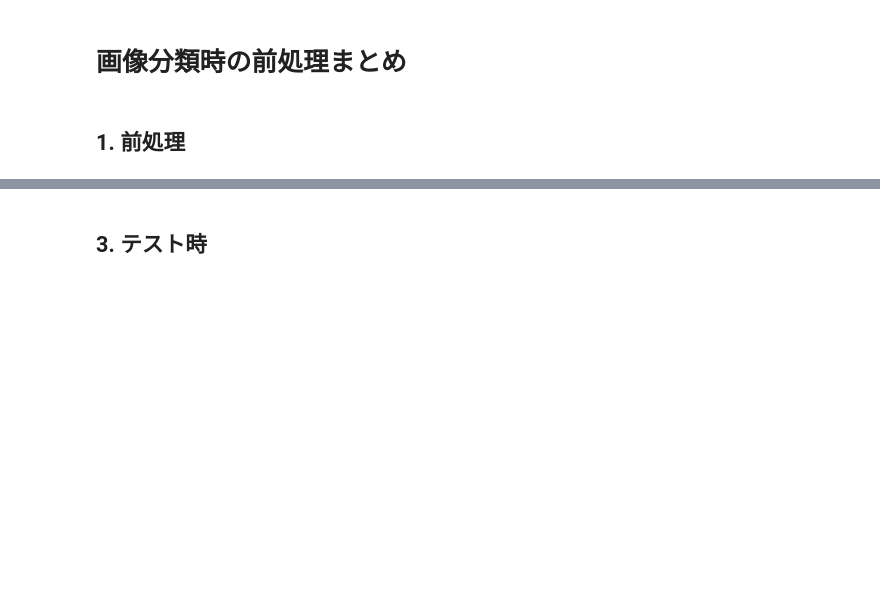
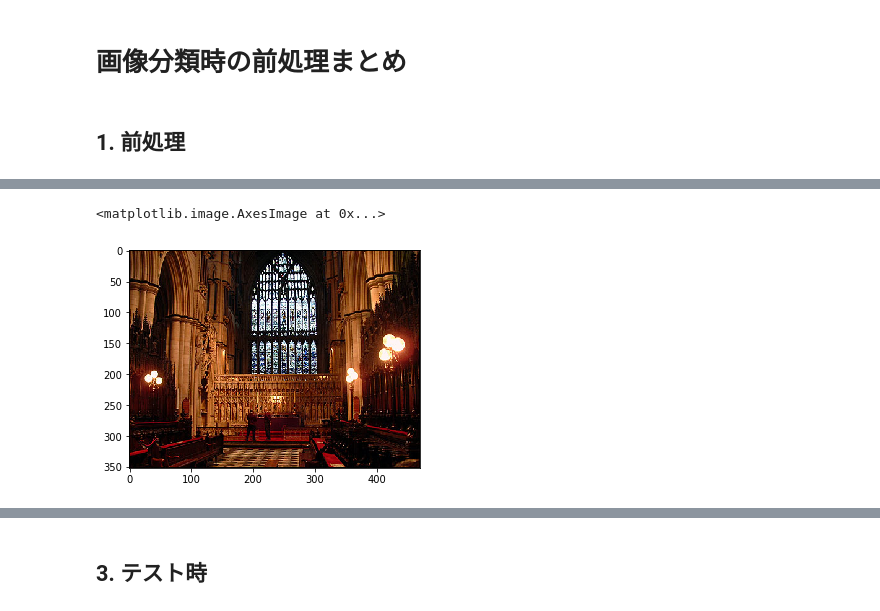
Before and after one commit to mshinoda88/python, a Jupyter notebook: 20180315_02_画像分類時の前処理まとめ.ipynb, the cells around one changed output, grey strips where cells are left out. Cells and saved outputs as stored; diff of their text form; code cells hidden in the pictures; blank space fills up the shorter version.

```diff
--- a/20180315_02_画像分類時の前処理まとめ.ipynb
+++ b/20180315_02_画像分類時の前処理まとめ.ipynb
@@ -47,0 +147,3 @@ AlexNet 論文以降必ず使われている模様
+# %%
+R = np.cov(res, rowvar=False)
+print(R)
@@ -47,0 +170,15 @@ AlexNet 論文以降必ず使われている模様
+# %%
+from numpy import linalg as LA
+evals, evecs = LA.eigh(R)
+idx = np.argsort(evals)[::-1]
+evecs = evecs[:,idx]
+
+# sort eigenvectors according to same index
+evals = evals[idx]
+
+# select the best 3 eigenvectors (3 is desired dimension
+# of rescaled data array)
+evecs = evecs[:, :3]
+
+# make a matrix with the three eigenvectors as its columns.
+evecs_mat = np.column_stack((evecs))
@@ -47,0 +204,33 @@ AlexNet 論文以降必ず使われている模様
+# %%
+def data_aug(img):
+	mu = 0
+	sigma = 0.1
+	feature_vec=np.matrix(evecs_mat)
+
+	# 3 x 1 scaled eigenvalue matrix
+	se = np.zeros((3,1))
+	se[0][0] = np.random.normal(mu, sigma)*evals[0]
+	se[1][0] = np.random.normal(mu, sigma)*evals[1]
+	se[2][0] = np.random.normal(mu, sigma)*evals[2]
+	se = np.matrix(se)
+	val = feature_vec*se
+
+	# Parse through every pixel value.
+	for i in range(img.shape[0]):
+		for j in range(img.shape[1]):
+			# Parse through every dimension.
+			for k in range(img.shape[2]):
+				img[i,j,k] = float(img[i,j,k]) + float(val[k])
+
+	return img
+
+# Calling function for first image.
+# Re-scaling from 0-255 to 0-1.
+img0 = imlist[0]
+img1 = img0/255.0
+img1_aug = data_aug(img=img1)
+
+plt.imshow(img0)
+# %% [output]
+<matplotlib.image.AxesImage at 0x...>
+[figure, added]
```
Also changed, not shown: parts of 21 cells of this notebook, 4 other files.
